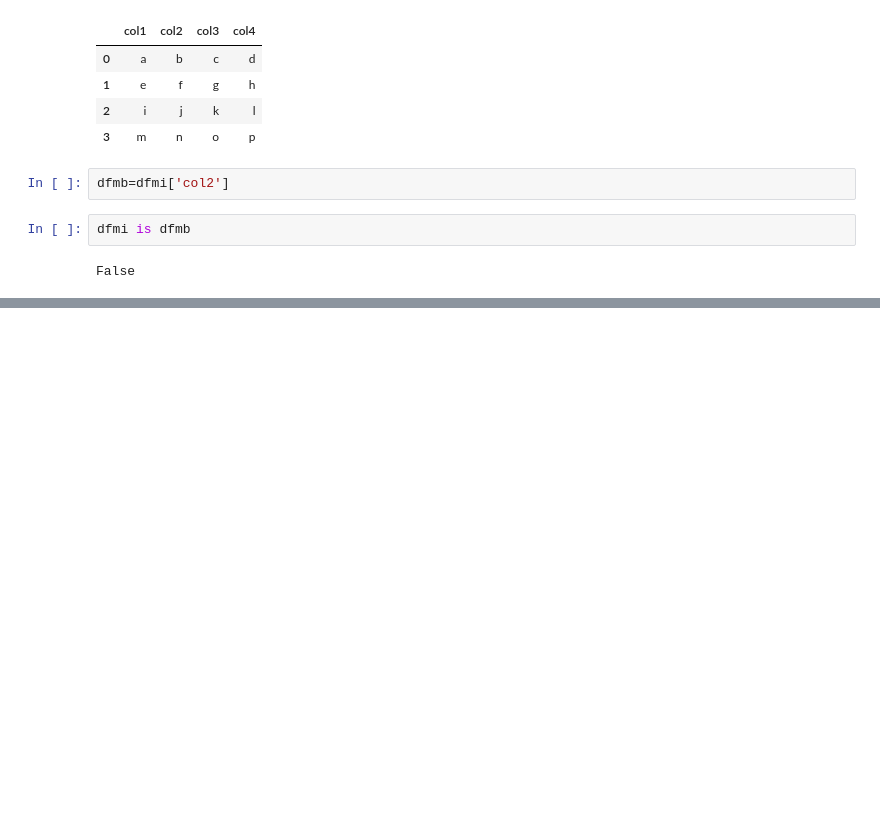
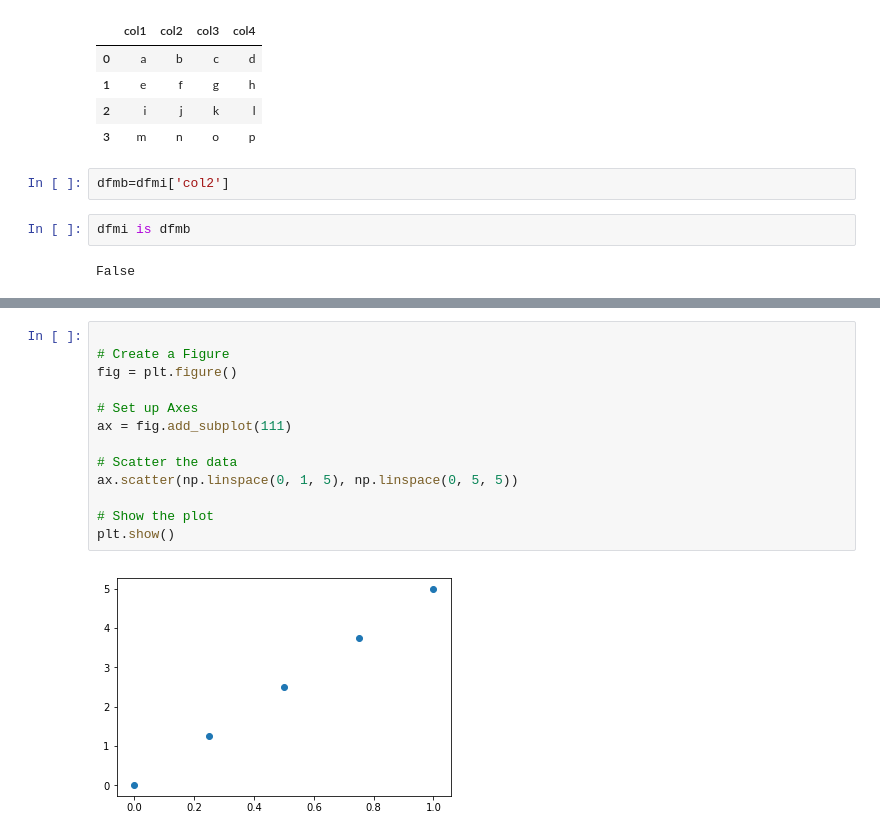
Before and after one commit to prodg1974/Jupyter-intro, a Jupyter notebook: Examples.ipynb, the cells around one changed output, grey strips where cells are left out. Cells and saved outputs as stored; diff of their text form; blank space fills up the shorter version.

```diff
--- a/Examples.ipynb
+++ b/Examples.ipynb
@@ -23,0 +60,15 @@ False
+# %%
+
+# Create a Figure
+fig = plt.figure()
+
+# Set up Axes
+ax = fig.add_subplot(111)
+
+# Scatter the data
+ax.scatter(np.linspace(0, 1, 5), np.linspace(0, 5, 5))
+
+# Show the plot
+plt.show()
+# %% [output]
+[figure, added]
```
Also changed, not shown: parts of 6 cells of this notebook, 3 other files.
